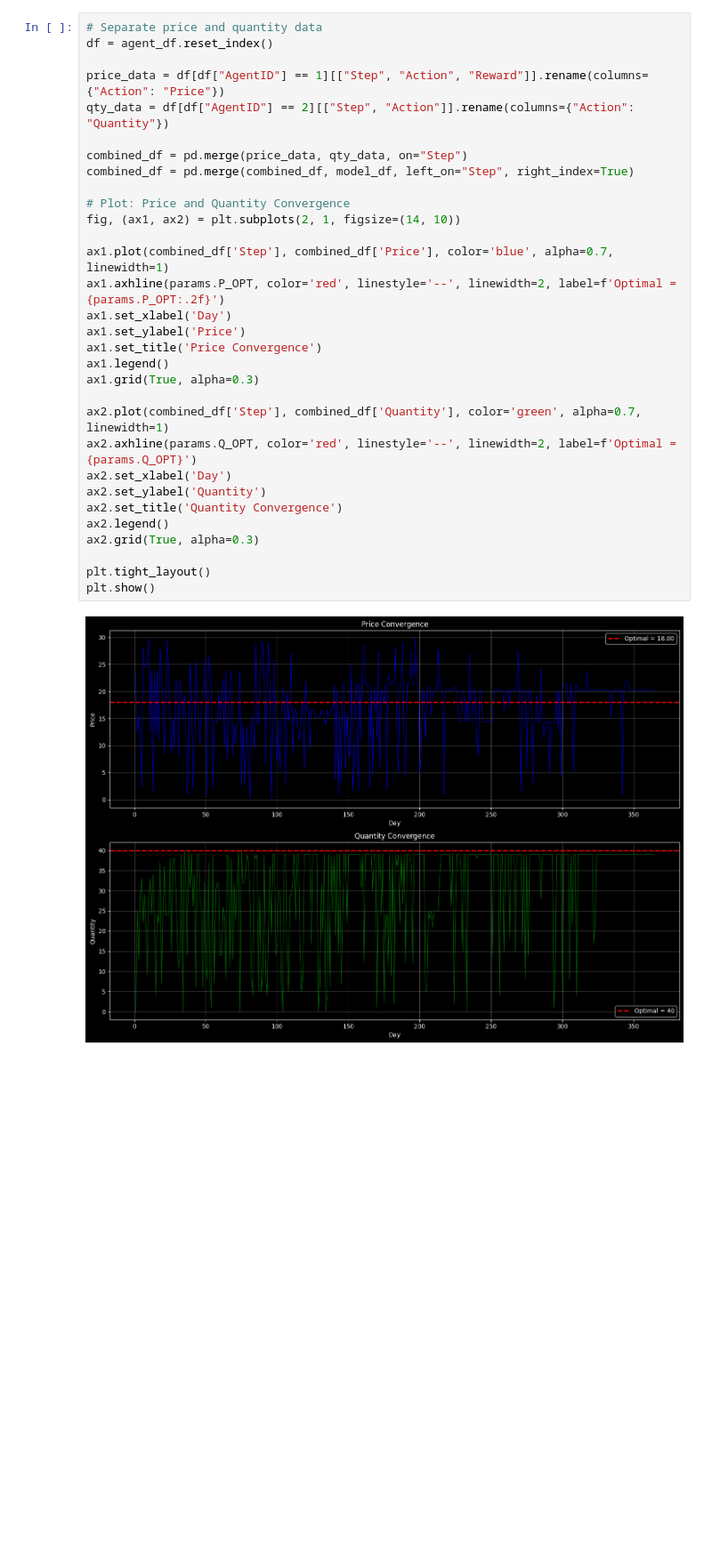
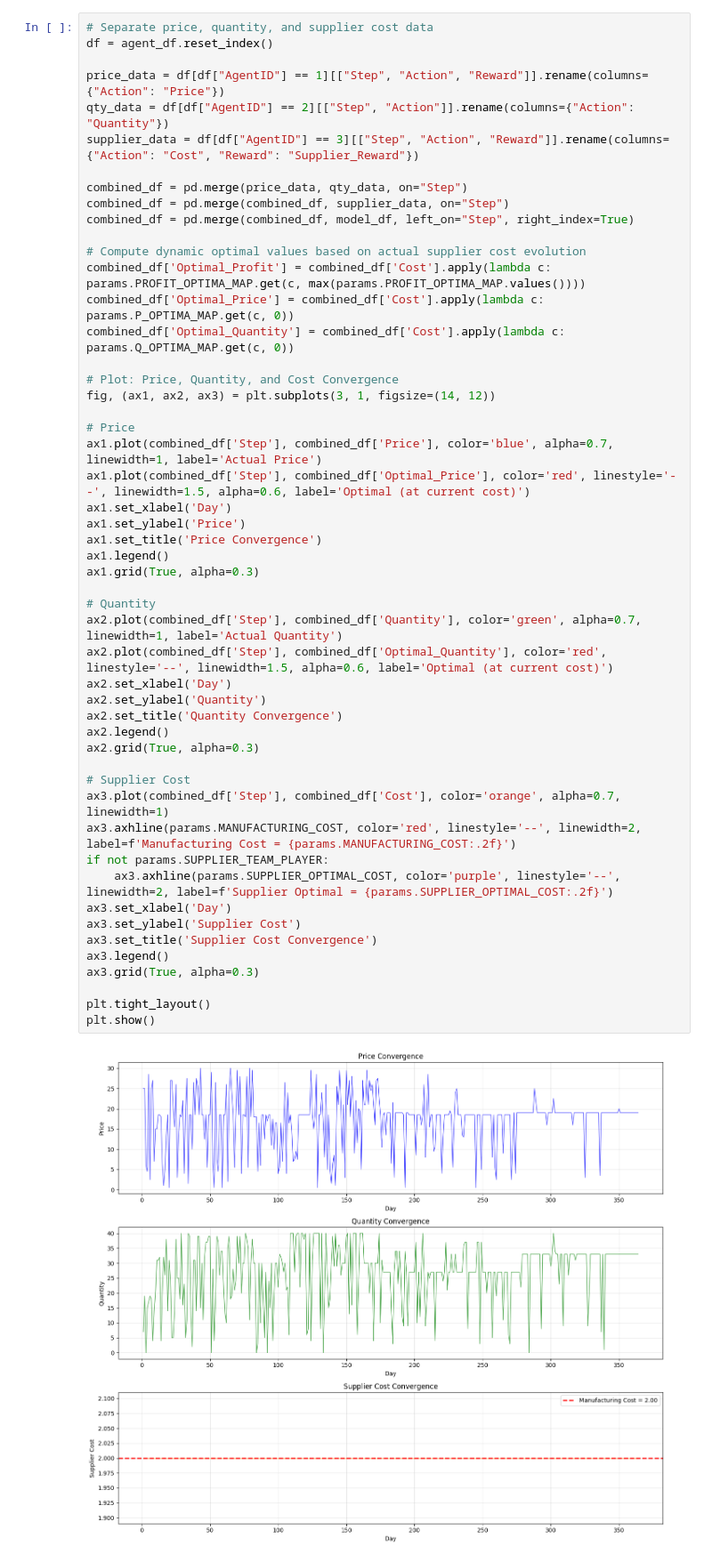
Before and after one commit to utkuyagci/AISCM-Final-Project, a Jupyter notebook: execute.ipynb, the cells around one changed output. Shown at 89% size. Cells and saved outputs as stored; diff of their text form; blank space fills up the shorter version.

```diff
--- a/execute.ipynb
+++ b/execute.ipynb
@@ -69,35 +71,55 @@ model_df
 365 rows × 2 columns
 # %%
-# Separate price and quantity data
+# Separate price, quantity, and supplier cost data
 df = agent_df.reset_index()
 
 price_data = df[df["AgentID"] == 1][["Step", "Action", "Reward"]].rename(columns={"Action": "Price"})
 qty_data = df[df["AgentID"] == 2][["Step", "Action"]].rename(columns={"Action": "Quantity"})
+supplier_data = df[df["AgentID"] == 3][["Step", "Action", "Reward"]].rename(columns={"Action": "Cost", "Reward": "Supplier_Reward"})
 
 combined_df = pd.merge(price_data, qty_data, on="Step")
+combined_df = pd.merge(combined_df, supplier_data, on="Step")
 combined_df = pd.merge(combined_df, model_df, left_on="Step", right_index=True)
 
-# Plot: Price and Quantity Convergence
-fig, (ax1, ax2) = plt.subplots(2, 1, figsize=(14, 10))
+# Compute dynamic optimal values based on actual supplier cost evolution
+combined_df['Optimal_Profit'] = combined_df['Cost'].apply(lambda c: params.PROFIT_OPTIMA_MAP.get(c, max(params.PROFIT_OPTIMA_MAP.values())))
+combined_df['Optimal_Price'] = combined_df['Cost'].apply(lambda c: params.P_OPTIMA_MAP.get(c, 0))
+combined_df['Optimal_Quantity'] = combined_df['Cost'].apply(lambda c: params.Q_OPTIMA_MAP.get(c, 0))
 
-ax1.plot(combined_df['Step'], combined_df['Price'], color='blue', alpha=0.7, linewidth=1)
-ax1.axhline(params.P_OPT, color='red', linestyle='--', linewidth=2, label=f'Optimal = {params.P_OPT:.2f}')
+# Plot: Price, Quantity, and Cost Convergence
+fig, (ax1, ax2, ax3) = plt.subplots(3, 1, figsize=(14, 12))
+
+# Price
+ax1.plot(combined_df['Step'], combined_df['Price'], color='blue', alpha=0.7, linewidth=1, label='Actual Price')
+ax1.plot(combined_df['Step'], combined_df['Optimal_Price'], color='red', linestyle='--', linewidth=1.5, alpha=0.6, label='Optimal (at current cost)')
 ax1.set_xlabel('Day')
 ax1.set_ylabel('Price')
 ax1.set_title('Price Convergence')
 ax1.legend()
 ax1.grid(True, alpha=0.3)
 
-ax2.plot(combined_df['Step'], combined_df['Quantity'], color='green', alpha=0.7, linewidth=1)
-ax2.axhline(params.Q_OPT, color='red', linestyle='--', linewidth=2, label=f'Optimal = {params.Q_OPT}')
+# Quantity
+ax2.plot(combined_df['Step'], combined_df['Quantity'], color='green', alpha=0.7, linewidth=1, label='Actual Quantity')
+ax2.plot(combined_df['Step'], combined_df['Optimal_Quantity'], color='red', linestyle='--', linewidth=1.5, alpha=0.6, label='Optimal (at current cost)')
 ax2.set_xlabel('Day')
 ax2.set_ylabel('Quantity')
 ax2.set_title('Quantity Convergence')
 ax2.legend()
 ax2.grid(True, alpha=0.3)
 
+# Supplier Cost
+ax3.plot(combined_df['Step'], combined_df['Cost'], color='orange', alpha=0.7, linewidth=1)
+ax3.axhline(params.MANUFACTURING_COST, color='red', linestyle='--', linewidth=2, label=f'Manufacturing Cost = {params.MANUFACTURING_COST:.2f}')
+if not params.SUPPLIER_TEAM_PLAYER:
+    ax3.axhline(params.SUPPLIER_OPTIMAL_COST, color='purple', linestyle='--', linewidth=2, label=f'Supplier Optimal = {params.SUPPLIER_OPTIMAL_COST:.2f}')
+ax3.set_xlabel('Day')
+ax3.set_ylabel('Supplier Cost')
+ax3.set_title('Supplier Cost Convergence')
+ax3.legend()
+ax3.grid(True, alpha=0.3)
+
 plt.tight_layout()
 plt.show()
 # %% [output]
-[figure, old version]
+[figure, new version]
 # %%
```
Also changed, not shown: parts of 5 cells of this notebook, 3 other files.
